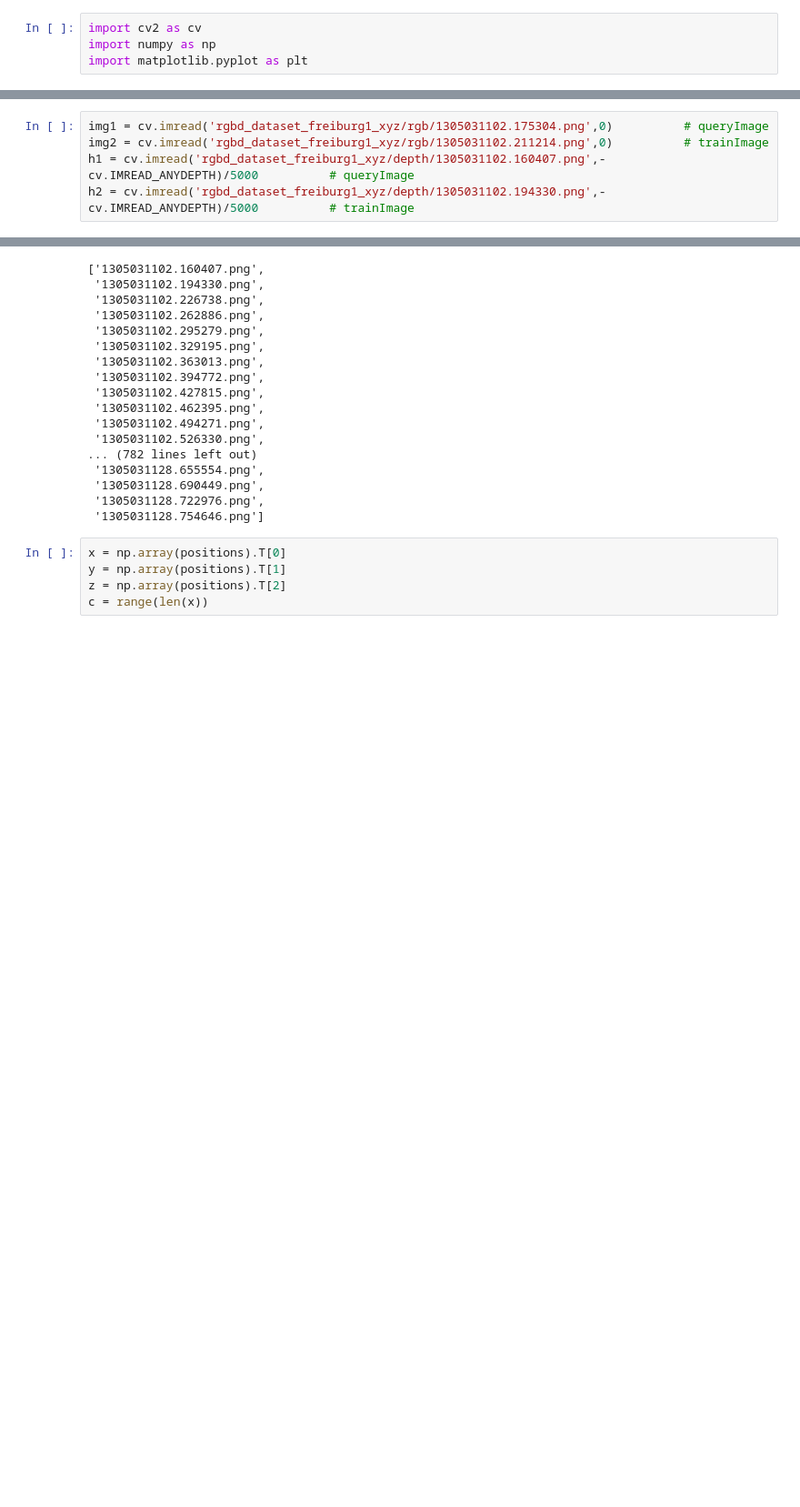
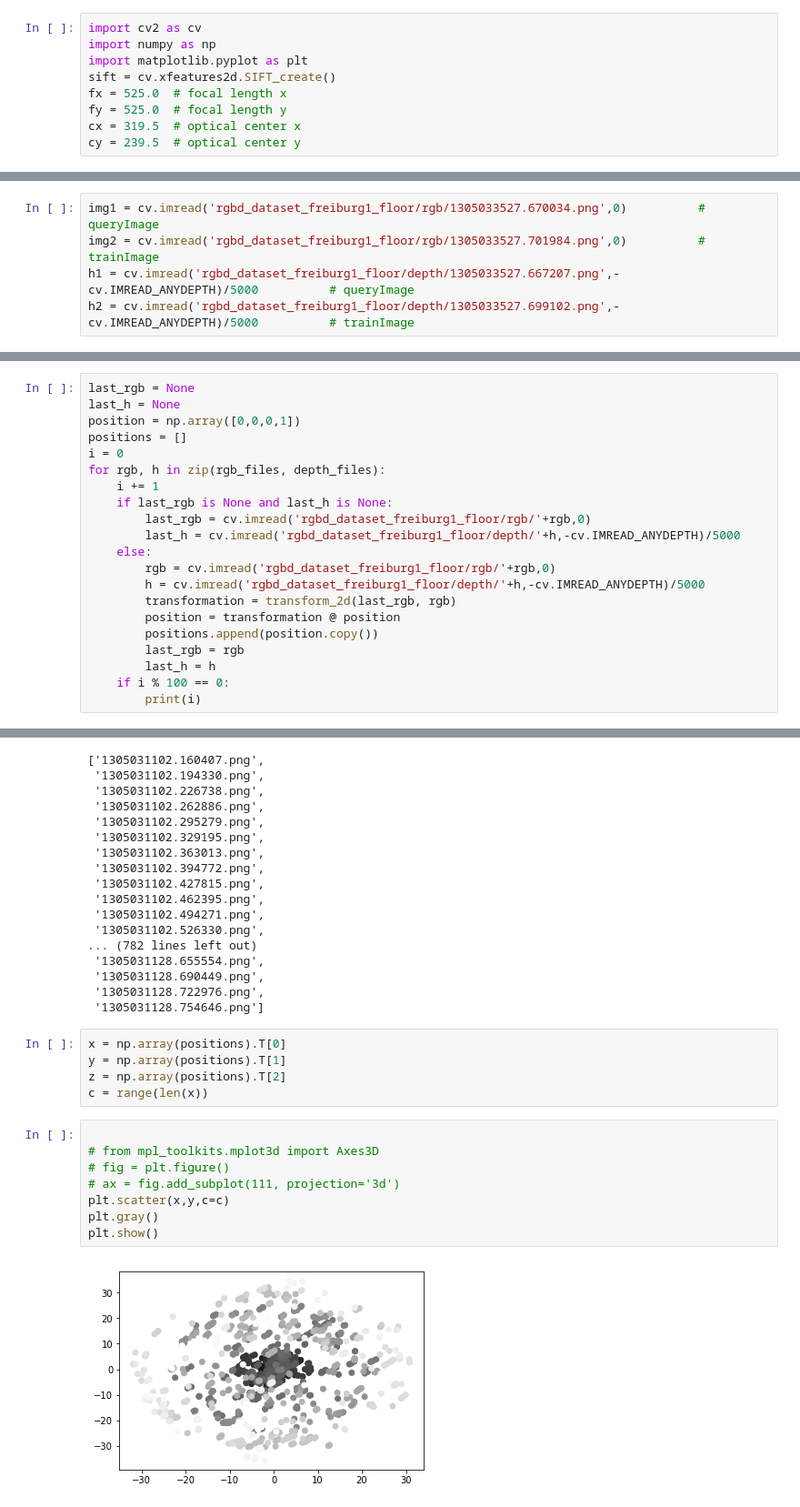
Before and after one commit to akhiaji/VisualOdometry, a Jupyter notebook: VO Testing.ipynb, the cells around one changed output, grey strips where cells are left out. Shown: that part at 91% size. Saved outputs shown, nothing was run; the diff lists cells and outputs as text; blank space fills up the shorter version.

```diff
--- a/VO Testing.ipynb
+++ b/VO Testing.ipynb
@@ -5,6 +5,11 @@ from os.path import isfile, join
 import cv2 as cv
 import numpy as np
 import matplotlib.pyplot as plt
+sift = cv.xfeatures2d.SIFT_create()
+fx = 525.0  # focal length x
+fy = 525.0  # focal length y
+cx = 319.5  # optical center x
+cy = 239.5  # optical center y
 # %%
 def calcTransform(img1, img2, h1, h2):
     kp1, des1 = sift.detectAndCompute(img1,None)
@@ -53,8 +83,8 @@ def calcTransform(img1, img2, h1, h2):
 # %%
-img1 = cv.imread('rgbd_dataset_freiburg1_xyz/rgb/1305031102.175304.png',0)          # queryImage
-img2 = cv.imread('rgbd_dataset_freiburg1_xyz/rgb/1305031102.211214.png',0)          # trainImage
-h1 = cv.imread('rgbd_dataset_freiburg1_xyz/depth/1305031102.160407.png',-cv.IMREAD_ANYDEPTH)/5000          # queryImage
-h2 = cv.imread('rgbd_dataset_freiburg1_xyz/depth/1305031102.194330.png',-cv.IMREAD_ANYDEPTH)/5000          # trainImage
+img1 = cv.imread('rgbd_dataset_freiburg1_floor/rgb/1305033527.670034.png',0)          # queryImage
+img2 = cv.imread('rgbd_dataset_freiburg1_floor/rgb/1305033527.701984.png',0)          # trainImage
+h1 = cv.imread('rgbd_dataset_freiburg1_floor/depth/1305033527.667207.png',-cv.IMREAD_ANYDEPTH)/5000          # queryImage
+h2 = cv.imread('rgbd_dataset_freiburg1_floor/depth/1305033527.699102.png',-cv.IMREAD_ANYDEPTH)/5000          # trainImage
 # %%
 transformation = calcTransform(img1, img2, h1, h2)
 # %%
@@ -130,3 +160,24 @@ mypath = "rgbd_dataset_freiburg1_floor/rgb/"
 rgb_files = sorted([f for f in listdir(mypath) if isfile(join(mypath, f))])
 mypath = "rgbd_dataset_freiburg1_floor/depth/"
 depth_files = sorted([f for f in listdir(mypath) if isfile(join(mypath, f))])
+# %%
+last_rgb = None
+last_h = None
+position = np.array([0,0,0,1])
+positions = []
+i = 0
+for rgb, h in zip(rgb_files, depth_files):
+    i += 1
+    if last_rgb is None and last_h is None:
+        last_rgb = cv.imread('rgbd_dataset_freiburg1_floor/rgb/'+rgb,0)
+        last_h = cv.imread('rgbd_dataset_freiburg1_floor/depth/'+h,-cv.IMREAD_ANYDEPTH)/5000
+    else:
+        rgb = cv.imread('rgbd_dataset_freiburg1_floor/rgb/'+rgb,0)
+        h = cv.imread('rgbd_dataset_freiburg1_floor/depth/'+h,-cv.IMREAD_ANYDEPTH)/5000
+        transformation = transform_2d(last_rgb, rgb)
+        position = transformation @ position
+        positions.append(position.copy())
+        last_rgb = rgb
+        last_h = h
+    if i % 100 == 0:
+        print(i)
@@ -189,3 +242,13 @@ x = np.array(positions).T[0]
 y = np.array(positions).T[1]
 z = np.array(positions).T[2]
 c = range(len(x))
+# %%
+
+# from mpl_toolkits.mplot3d import Axes3D
+# fig = plt.figure()
+# ax = fig.add_subplot(111, projection='3d')
+plt.scatter(x,y,c=c)
+plt.gray()
+plt.show()
+# %% [output]
+[figure, added]
```
Also changed, not shown: parts of 11 cells of this notebook.
